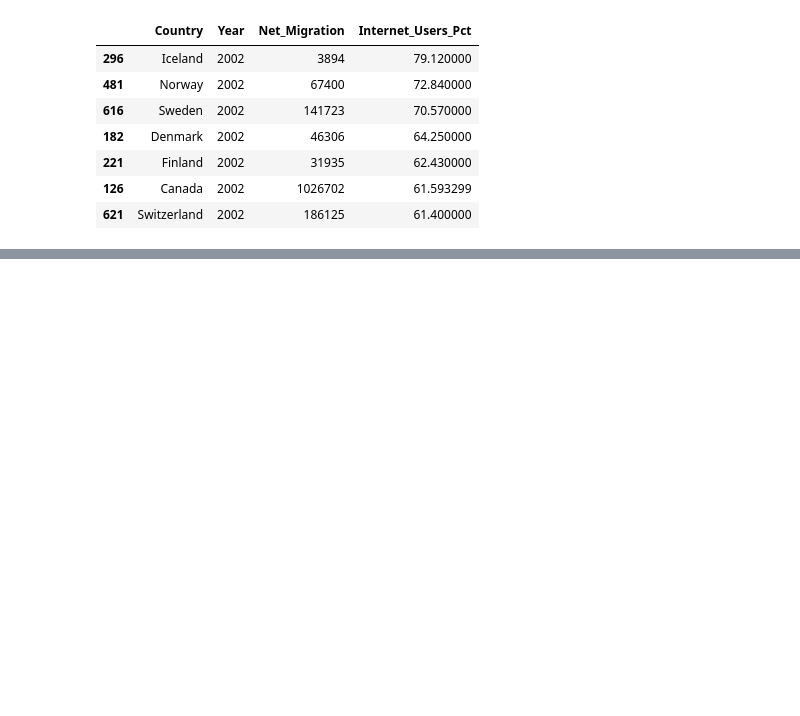
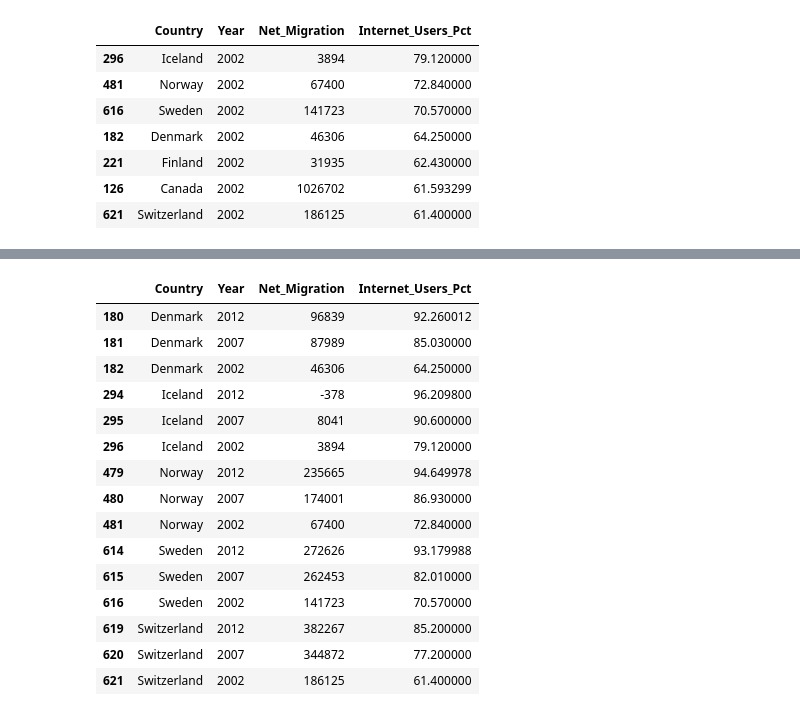
Before and after one commit to paulo-g-martinez/dq1-internet-migration, a Jupyter notebook: data-question-1-jupyter-notebook.ipynb, the cells around one changed output, grey strips where cells are left out. Saved outputs shown, nothing was run; the diff lists cells and outputs as text; code cells hidden in the pictures; blank space fills up the shorter version.

```diff
--- a/data-question-1-jupyter-notebook.ipynb
+++ b/data-question-1-jupyter-notebook.ipynb
@@ -315,0 +318,19 @@ TypeError: 'DataFrame' object is not callable
+# %%
+top_5_internet
+# %% [output]
+|  | Country | Year | Net_Migration | Internet_Users_Pct |
+| 180 | Denmark | 2012 | 96839 | 92.260012 |
+| 181 | Denmark | 2007 | 87989 | 85.030000 |
+| 182 | Denmark | 2002 | 46306 | 64.250000 |
+| 294 | Iceland | 2012 | -378 | 96.209800 |
+| 295 | Iceland | 2007 | 8041 | 90.600000 |
+| 296 | Iceland | 2002 | 3894 | 79.120000 |
+| 479 | Norway | 2012 | 235665 | 94.649978 |
+| 480 | Norway | 2007 | 174001 | 86.930000 |
+| 481 | Norway | 2002 | 67400 | 72.840000 |
+| 614 | Sweden | 2012 | 272626 | 93.179988 |
+| 615 | Sweden | 2007 | 262453 | 82.010000 |
+| 616 | Sweden | 2002 | 141723 | 70.570000 |
+| 619 | Switzerland | 2012 | 382267 | 85.200000 |
+| 620 | Switzerland | 2007 | 344872 | 77.200000 |
+| 621 | Switzerland | 2002 | 186125 | 61.400000 |
```
Also changed, not shown: parts of 18 cells of this notebook.
